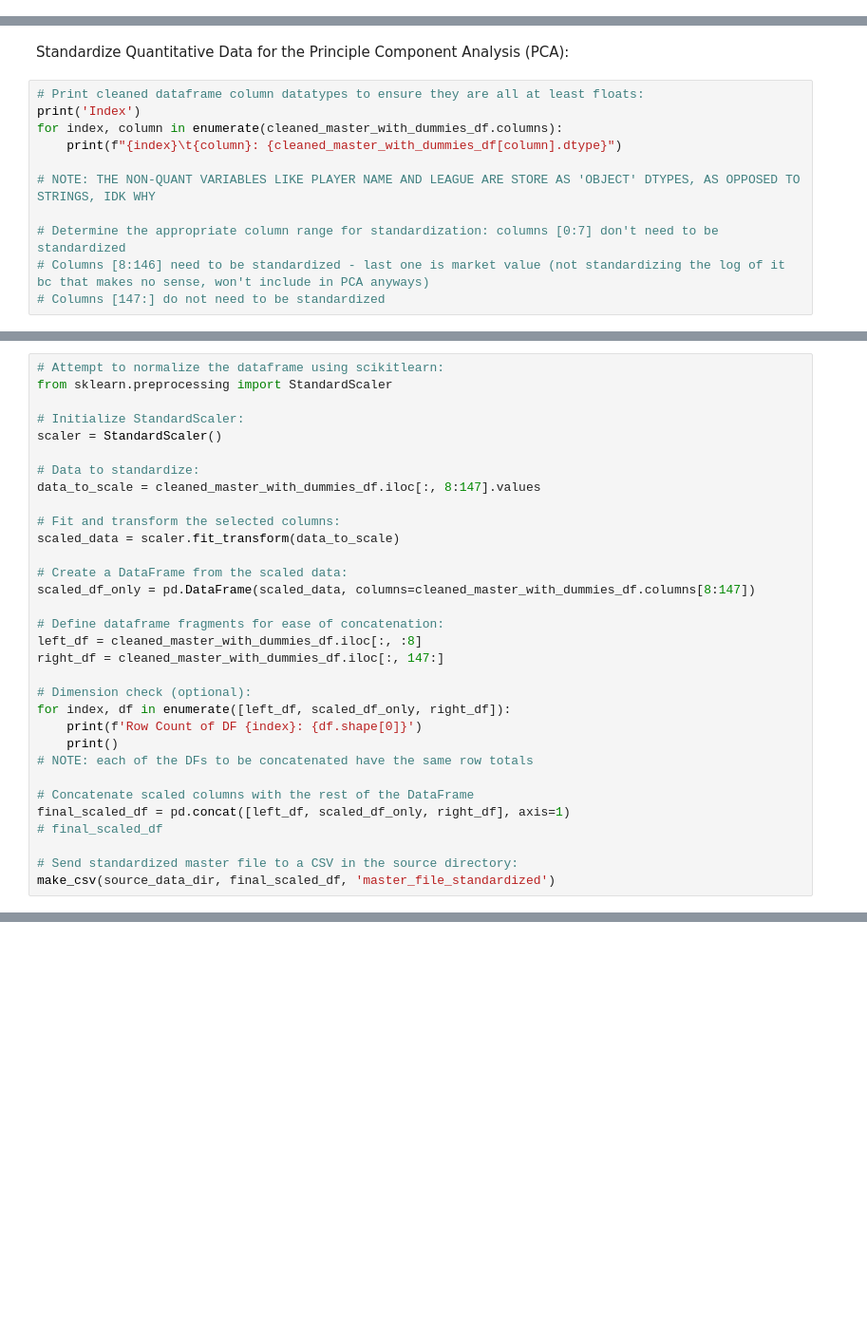
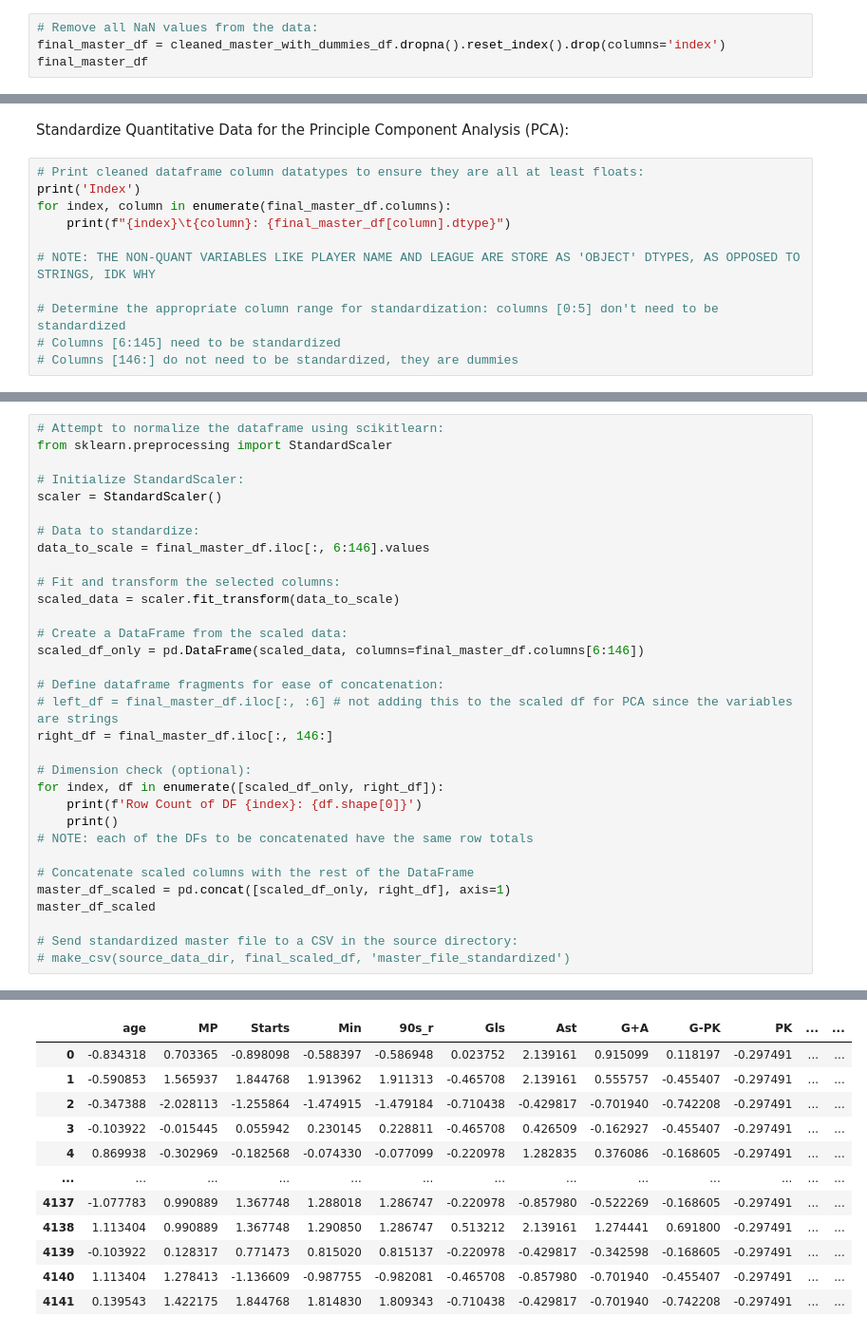
Before and after one commit to cmartins2001/player-valuation-model, a Jupyter notebook: clean_master_data_testing.ipynb, the cells around one changed output, grey strips where cells are left out. Shown: that part at 95% size. Drawn from its saved outputs; the diff is of its cells as text; blank space fills up the shorter version.

```diff
--- a/clean_master_data_testing.ipynb
+++ b/clean_master_data_testing.ipynb
@@ -247,3 +226,7 @@ all_positions = ['MF,FW', 'MF', 'DF', 'DF,MF', 'FW', 'FW,MF', 'GK', 'MF,DF',
        'FW,DF', 'DF,FW']
 # len(all_positions)
 # this length was equal to 10
+# %%
+# Remove all NaN values from the data:
+final_master_df = cleaned_master_with_dummies_df.dropna().reset_index().drop(columns='index')
+final_master_df
@@ -252,11 +249,11 @@ Standardize Quantitative Data for the Principle Component Analysis (PCA):
 # %%
 # Print cleaned dataframe column datatypes to ensure they are all at least floats:
 print('Index')
-for index, column in enumerate(cleaned_master_with_dummies_df.columns):
-    print(f"{index}\t{column}: {cleaned_master_with_dummies_df[column].dtype}")
+for index, column in enumerate(final_master_df.columns):
+    print(f"{index}\t{column}: {final_master_df[column].dtype}")
 
 # NOTE: THE NON-QUANT VARIABLES LIKE PLAYER NAME AND LEAGUE ARE STORE AS 'OBJECT' DTYPES, AS OPPOSED TO STRINGS, IDK WHY
 
-# Determine the appropriate column range for standardization: columns [0:7] don't need to be standardized
-# Columns [8:146] need to be standardized - last one is market value (not standardizing the log of it bc that makes no sense, won't include in PCA anyways)
-# Columns [147:] do not need to be standardized
+# Determine the appropriate column range for standardization: columns [0:5] don't need to be standardized
+# Columns [6:145] need to be standardized
+# Columns [146:] do not need to be standardized, they are dummies
@@ -268,28 +283,28 @@ from sklearn.preprocessing import StandardScaler
 scaler = StandardScaler()
 
 # Data to standardize:
-data_to_scale = cleaned_master_with_dummies_df.iloc[:, 8:147].values
+data_to_scale = final_master_df.iloc[:, 6:146].values
 
 # Fit and transform the selected columns:
 scaled_data = scaler.fit_transform(data_to_scale)
 
 # Create a DataFrame from the scaled data:
-scaled_df_only = pd.DataFrame(scaled_data, columns=cleaned_master_with_dummies_df.columns[8:147])
+scaled_df_only = pd.DataFrame(scaled_data, columns=final_master_df.columns[6:146])
 
 # Define dataframe fragments for ease of concatenation:
-left_df = cleaned_master_with_dummies_df.iloc[:, :8]
-right_df = cleaned_master_with_dummies_df.iloc[:, 147:]
+# left_df = final_master_df.iloc[:, :6] # not adding this to the scaled df for PCA since the variables are strings
+right_df = final_master_df.iloc[:, 146:]
 
 # Dimension check (optional):
-for index, df in enumerate([left_df, scaled_df_only, right_df]):
+for index, df in enumerate([scaled_df_only, right_df]):
     print(f'Row Count of DF {index}: {df.shape[0]}')
     print()
 # NOTE: each of the DFs to be concatenated have the same row totals
 
 # Concatenate scaled columns with the rest of the DataFrame
-final_scaled_df = pd.concat([left_df, scaled_df_only, right_df], axis=1)
-# final_scaled_df
+master_df_scaled = pd.concat([scaled_df_only, right_df], axis=1)
+master_df_scaled
 
 # Send standardized master file to a CSV in the source directory:
-make_csv(source_data_dir, final_scaled_df, 'master_file_standardized')
+# make_csv(source_data_dir, final_scaled_df, 'master_file_standardized')
 # %% [output]
@@ -300,0 +314,12 @@ Row Count of DF 2: 4915
+|  | age | MP | Starts | Min | 90s_r | Gls | Ast | G+A | G-PK | PK | ... | ... |
+| 0 | -0.834318 | 0.703365 | -0.898098 | -0.588397 | -0.586948 | 0.023752 | 2.139161 | 0.915099 | 0.118197 | -0.297491 | ... | ... |
+| 1 | -0.590853 | 1.565937 | 1.844768 | 1.913962 | 1.911313 | -0.465708 | 2.139161 | 0.555757 | -0.455407 | -0.297491 | ... | ... |
+| 2 | -0.347388 | -2.028113 | -1.255864 | -1.474915 | -1.479184 | -0.710438 | -0.429817 | -0.701940 | -0.742208 | -0.297491 | ... | ... |
+| 3 | -0.103922 | -0.015445 | 0.055942 | 0.230145 | 0.228811 | -0.465708 | 0.426509 | -0.162927 | -0.455407 | -0.297491 | ... | ... |
+| 4 | 0.869938 | -0.302969 | -0.182568 | -0.074330 | -0.077099 | -0.220978 | 1.282835 | 0.376086 | -0.168605 | -0.297491 | ... | ... |
+| ... | ... | ... | ... | ... | ... | ... | ... | ... | ... | ... | ... | ... |
+| 4137 | -1.077783 | 0.990889 | 1.367748 | 1.288018 | 1.286747 | -0.220978 | -0.857980 | -0.522269 | -0.168605 | -0.297491 | ... | ... |
+| 4138 | 1.113404 | 0.990889 | 1.367748 | 1.290850 | 1.286747 | 0.513212 | 2.139161 | 1.274441 | 0.691800 | -0.297491 | ... | ... |
+| 4139 | -0.103922 | 0.128317 | 0.771473 | 0.815020 | 0.815137 | -0.220978 | -0.429817 | -0.342598 | -0.168605 | -0.297491 | ... | ... |
+| 4140 | 1.113404 | 1.278413 | -1.136609 | -0.987755 | -0.982081 | -0.465708 | -0.857980 | -0.701940 | -0.455407 | -0.297491 | ... | ... |
+| 4141 | 0.139543 | 1.422175 | 1.844768 | 1.814830 | 1.809343 | -0.710438 | -0.429817 | -0.701940 | -0.742208 | -0.297491 | ... | ... |
```
Also changed, not shown: parts of 15 cells of this notebook, 1 other file.
